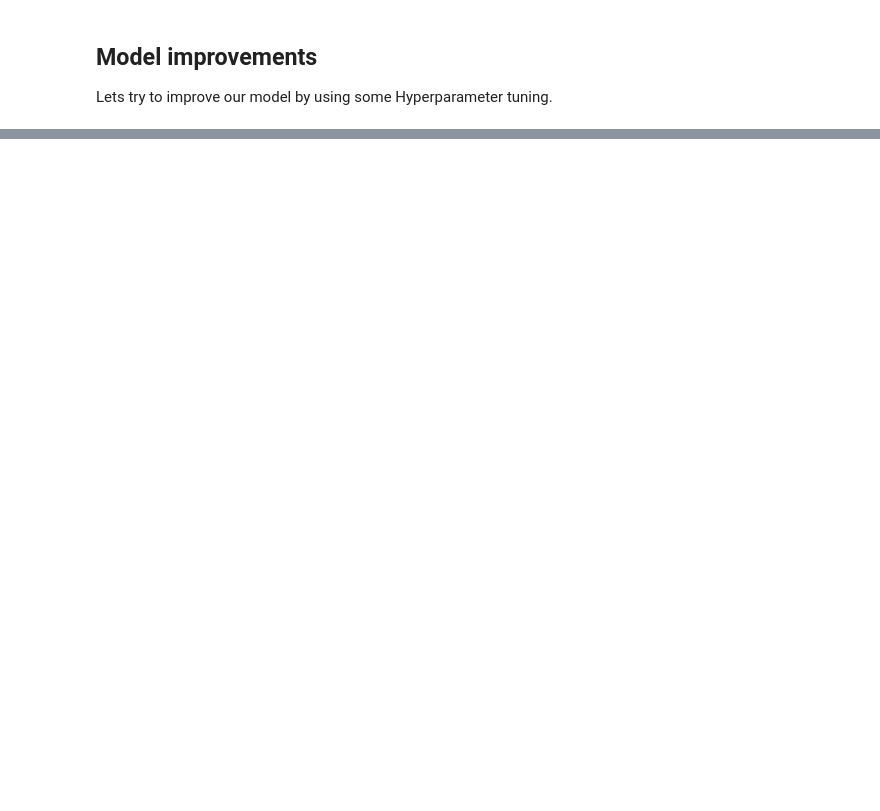
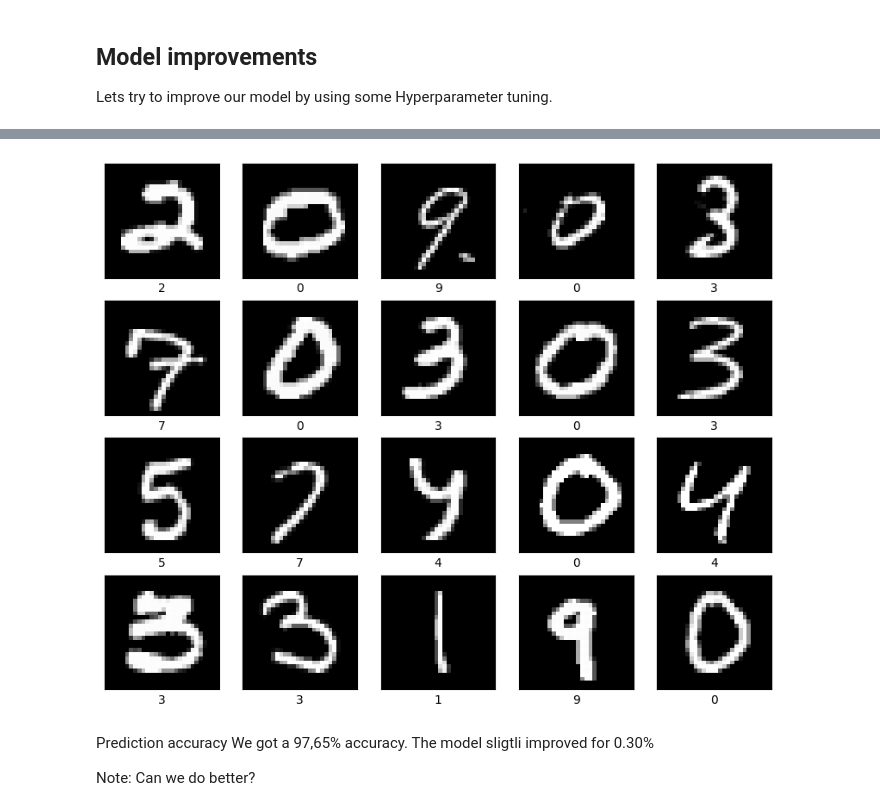
Before and after one commit to PavicicJadranko/Digit-Recognizer-using-Machine-Learning, a Jupyter notebook: Digit_Recognizer.ipynb, the cells around one changed output, grey strips where cells are left out. Drawn from its saved outputs; the diff is of its cells as text; code cells hidden in the pictures; blank space fills up the shorter version.

```diff
--- a/Digit_Recognizer.ipynb
+++ b/Digit_Recognizer.ipynb
@@ -233,0 +234,8 @@ optimal learning rate for the optimizer: 0.001.
+# %%
+# Build the model with the optimal hyperparameters and train it on the data for 50 epochs
+model = tuner.hypermodel.build(best_hps)
+history = model.fit(X_train, y_train, epochs=50, validation_split=0.2)
+
+val_acc_per_epoch = history.history['val_accuracy']
+best_epoch = val_acc_per_epoch.index(max(val_acc_per_epoch)) + 1
+print('Best epoch: %d' % (best_epoch,))
@@ -233,0 +260,5 @@ optimal learning rate for the optimizer: 0.001.
+# %%
+hypermodel = tuner.hypermodel.build(best_hps)
+
+# Retrain the model
+hypermodel.fit(X_train, y_train, epochs=best_epoch, validation_split=0.2)
@@ -233,0 +284,3 @@ optimal learning rate for the optimizer: 0.001.
+# %%
+probability_model = tf_keras.Sequential([hypermodel, tf_keras.layers.Softmax()])
+predictions = probability_model.predict(X_test)
@@ -233,0 +289,17 @@ optimal learning rate for the optimizer: 0.001.
+# %%
+# Visualize the images in the train dataframe
+plt.figure(figsize=(10, 10))
+for i in range(20):
+    plt.subplot(5, 5, i+1)
+    plt.imshow(X_test[i], cmap="grey")
+    plt.xlabel(str(np.argmax(predictions[i])))
+    plt.xticks([])
+    plt.yticks([])
+plt.show()
+# %% [output]
+[figure, added]
+# %% [markdown]
+Prediction accuracy
+We got a 97,65% accuracy. The model sligtli improved for 0.30%
+
+Note: Can we do better?
```
Also changed, not shown: parts of 14 cells of this notebook.
